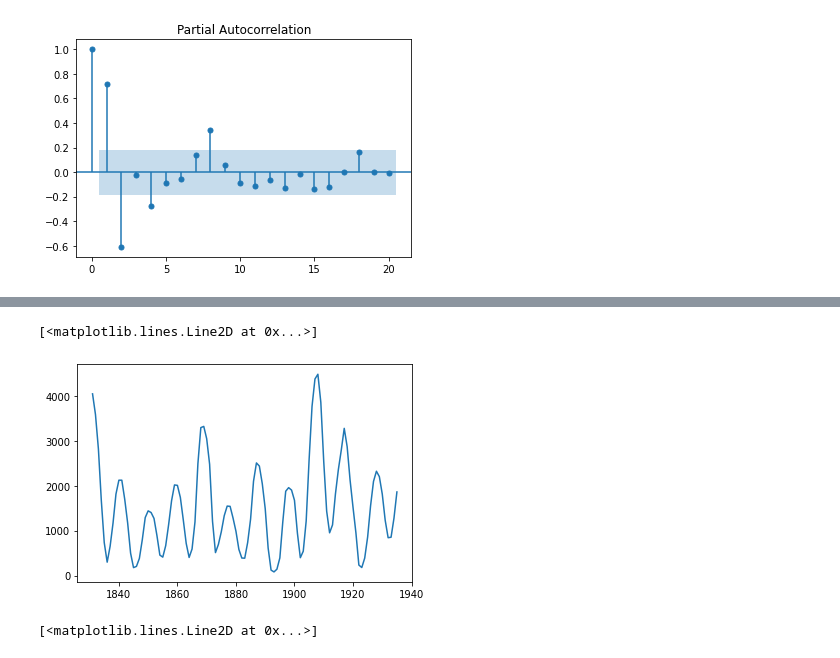
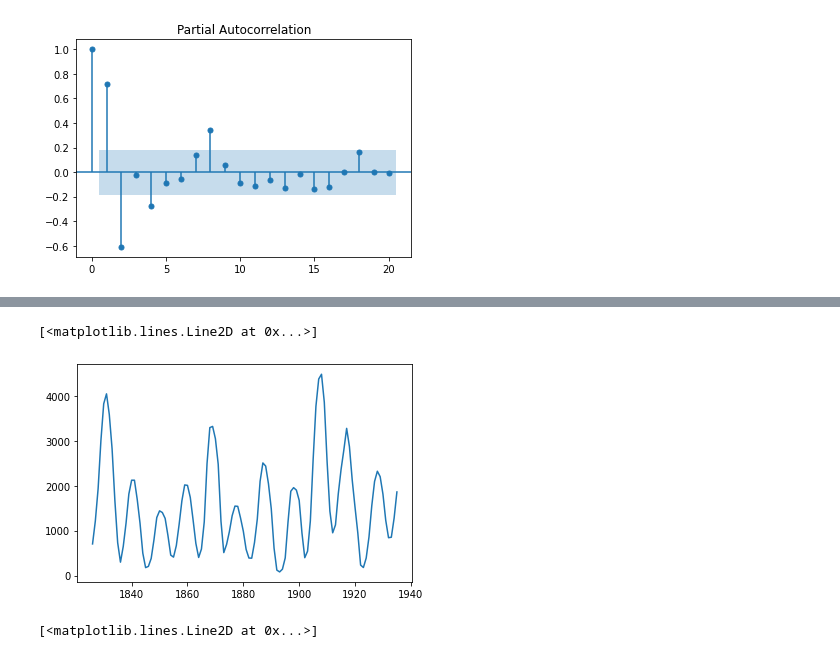
Before and after one commit to alexandrugris/collabs, a Jupyter notebook: timeseries.ipynb, the cells around one changed output, grey strips where cells are left out. Drawn from its saved outputs; the diff is of its cells as text; code cells hidden in the pictures.

```diff
--- a/timeseries.ipynb
+++ b/timeseries.ipynb
@@ -66,8 +66,8 @@ print(adf)
 # %%
-plt.plot(lynx_ts.rolling(5).mean()[9:])
+plt.plot(lynx_ts.rolling(5).mean())
 # %% [output]
 [<matplotlib.lines.Line2D at 0x...>]
-[figure, old version]
+[figure, new version]
 # %%
 plt.plot(lynx_ts)
 plt.plot(lynx_ts.ewm(alpha=0.5).mean())
```
Also changed, not shown: parts of 9 cells of this notebook, 1 other file.
